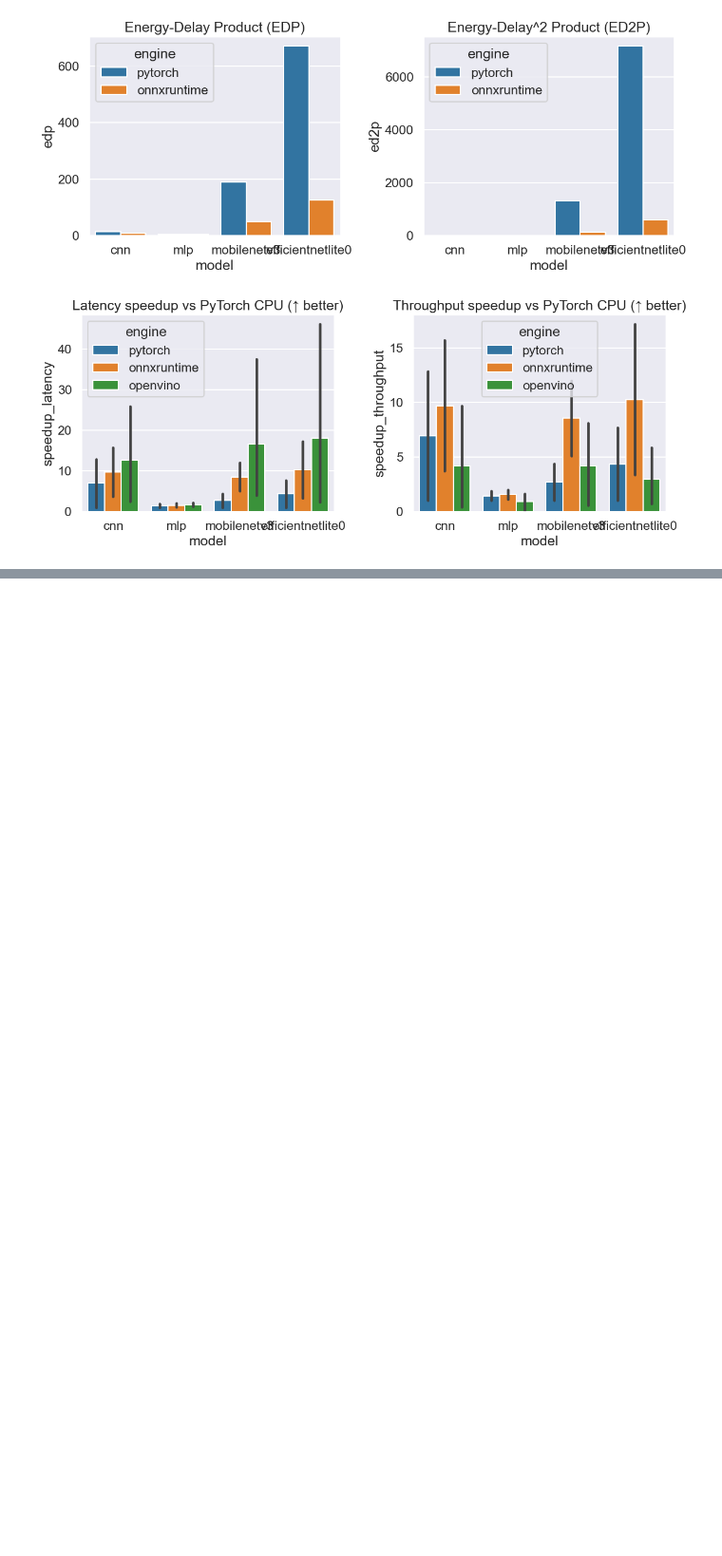
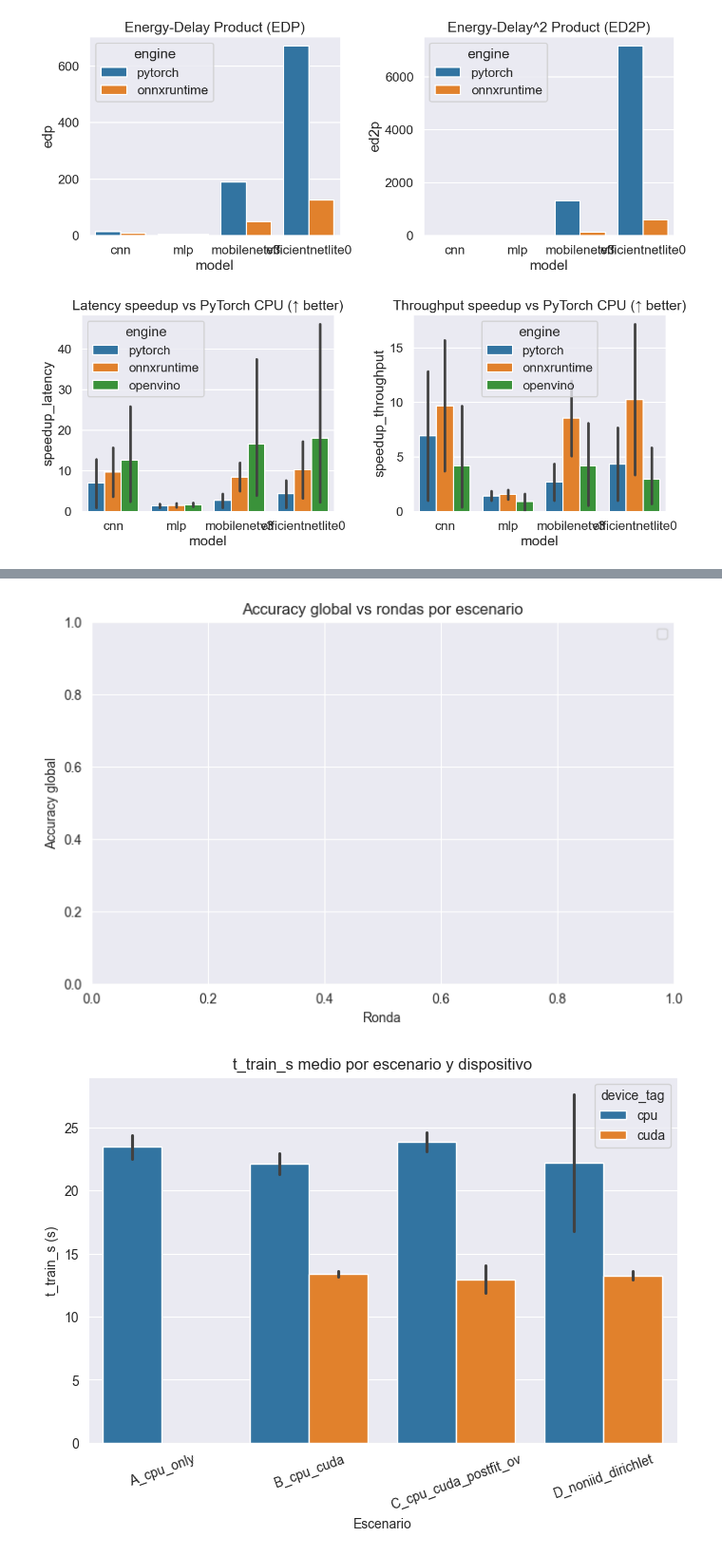
Before and after one commit to josepadial/federated-lab-multihw, a Jupyter notebook: notebooks/04_results_and_plots.ipynb, the cells around one changed output, grey strips where cells are left out. Shown at 95% size. Saved outputs shown, nothing was run; the diff lists cells and outputs as text; code cells hidden in the pictures; blank space fills up the shorter version.

```diff
--- a/notebooks/04_results_and_plots.ipynb
+++ b/notebooks/04_results_and_plots.ipynb
@@ -383,0 +421,65 @@ else:
+# %%
+# 1) acc_global vs rondas por escenario (usando filas role=server)
+server = raw[raw['role']=='server'].copy()
+plt.figure(figsize=(8,5))
+for scen, df in server.groupby('scenario'):
+    df = df.sort_values('round')
+    plt.plot(df['round'], df['acc_local'], marker='o', label=scen)
+plt.xlabel('Ronda')
+plt.ylabel('Accuracy global')
+plt.title('Accuracy global vs rondas por escenario')
+plt.legend(); plt.grid(True)
+plt.show()
+
+# 2) t_train_s medio por escenario y tipo de dispositivo
+clients = raw[raw['role']=='client'].copy()
+clients['t_train_s'] = pd.to_numeric(clients['t_train_s'], errors='coerce')
+fig, ax = plt.subplots(figsize=(8,5))
+sns.barplot(data=clients, x='scenario', y='t_train_s', hue='device_tag', estimator=np.mean, errorbar='sd', ax=ax)
+ax.set_title('t_train_s medio por escenario y dispositivo')
+ax.set_ylabel('t_train_s (s)'); ax.set_xlabel('Escenario'); ax.grid(True, axis='y')
+plt.xticks(rotation=20)
+plt.show()
+
+# 3) Consumo energético acumulado (solo GPU NVIDIA) por escenario
+cuda_rows = clients[(clients['device_tag']=='cuda') & clients['energy_train_j'].notna()].copy()
+fig, ax = plt.subplots(figsize=(8,5))
+acc_energy = cuda_rows.groupby('scenario')['energy_train_j'].sum().reset_index()
+sns.barplot(data=acc_energy, x='scenario', y='energy_train_j', ax=ax)
+ax.set_title('Energía entrenamiento acumulada (NVML, cliente CUDA)')
+ax.set_ylabel('Energía (J)'); ax.set_xlabel('Escenario'); ax.grid(True, axis='y')
+plt.xticks(rotation=20)
+plt.show()
+
+# 4) Barras apiladas t_train / t_comm / t_agg por escenario
+# Suposición de ancho de banda efectivo (MB/s)
+COMM_BW_MBPS = 100.0
+BW_BYTES_PER_S = COMM_BW_MBPS * 1024 * 1024
+clients['t_comm_s'] = (clients['bytes_up'].fillna(0) + clients['bytes_down'].fillna(0)) / BW_BYTES_PER_S
+agg_train = clients.groupby('scenario')['t_train_s'].mean().to_frame('t_train_s')
+agg_comm = clients.groupby('scenario')['t_comm_s'].mean().to_frame('t_comm_s')
+agg_agg = server.groupby('scenario')['t_agg_s'].mean().to_frame('t_agg_s')
+stack = agg_train.join(agg_comm, how='outer').join(agg_agg, how='outer').fillna(0)
+stack[['t_train_s','t_comm_s','t_agg_s']].plot(kind='bar', stacked=True, figsize=(9,5))
+plt.title('Desglose temporal medio por escenario (train + comm + agg)')
+plt.ylabel('Segundos')
+plt.xlabel('Escenario')
+plt.grid(True, axis='y')
+plt.show()
+
+# 5) Latencia de inferencia OV en NPU, GPU Intel y CPU Intel
+lat_cols = ['ov_cpu_lat_ms','ov_gpu_lat_ms','ov_npu_lat_ms']
+flat = clients.copy()
+for c in lat_cols:
+    flat[c] = pd.to_numeric(flat[c], errors='coerce')
+lat_melt = flat.melt(id_vars=['scenario'], value_vars=lat_cols, var_name='ov_dev', value_name='lat_ms').dropna()
+lat_melt['ov_dev'] = lat_melt['ov_dev'].str.replace('ov_','').str.replace('_lat_ms','')
+plt.figure(figsize=(8,5))
+sns.barplot(data=lat_melt, x='scenario', y='lat_ms', hue='ov_dev')
+plt.title('Latencia de inferencia OpenVINO (post-fit)')
+plt.ylabel('lat_ms'); plt.xlabel('Escenario'); plt.grid(True, axis='y')
+plt.xticks(rotation=20)
+plt.show()
+# %% [output]
+[figure, added]
+[figure, added]
```
Also changed, not shown: parts of 3 cells of this notebook, 1 other file.
